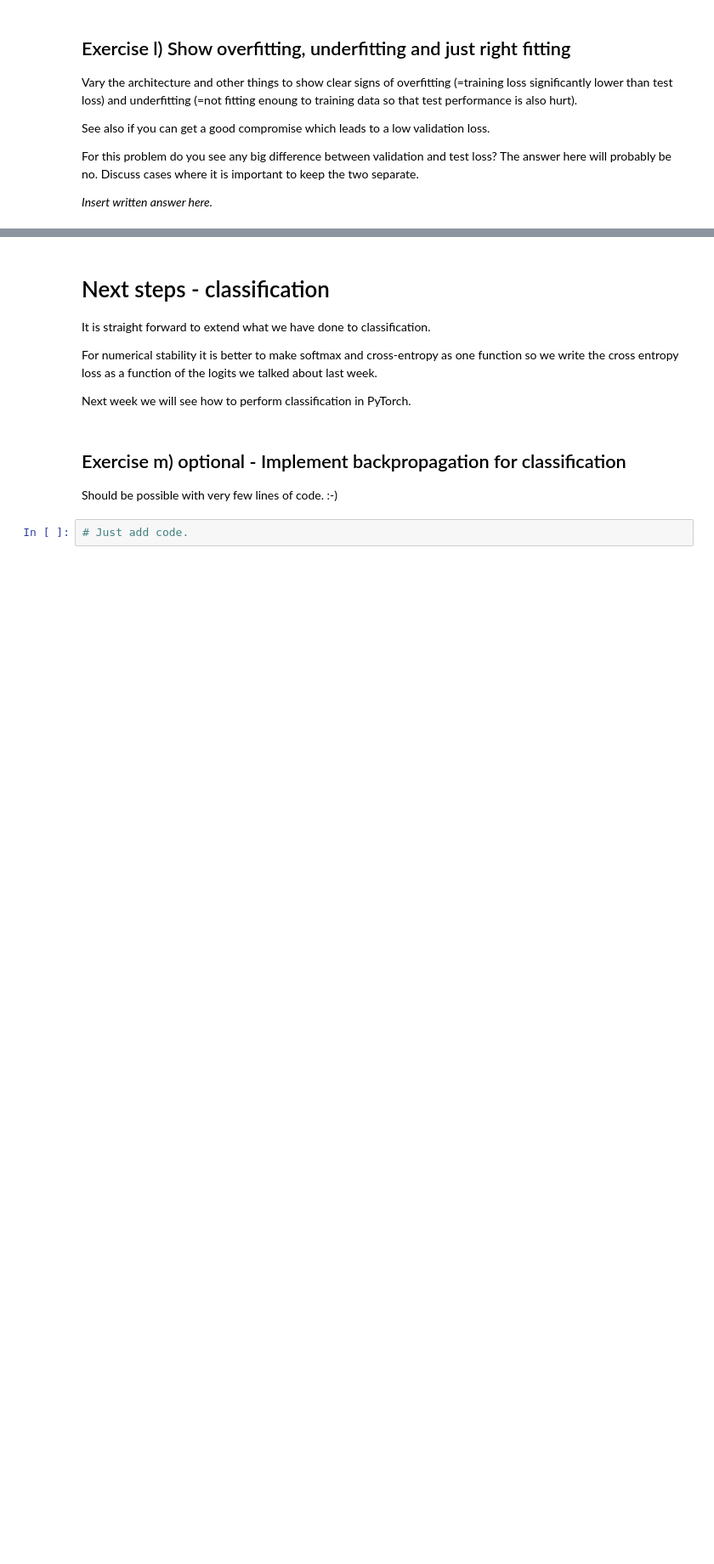
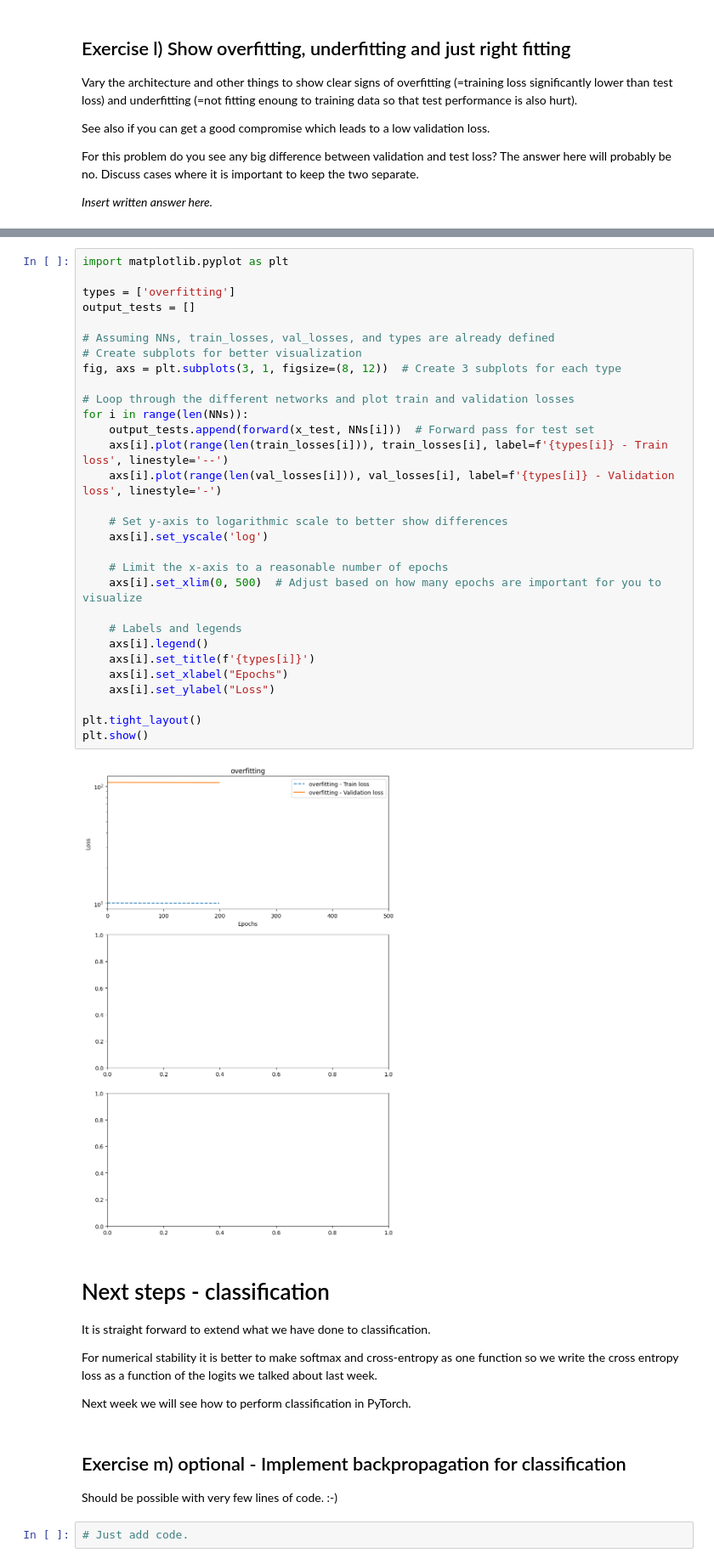
Before and after one commit to chensy618/02456-Deep-Learning, a Jupyter notebook: 2_Feedforward_Python/2.1-EXE-FNN-AutoDif-Nanograd.ipynb, the cells around one changed output, grey strips where cells are left out. Shown: that part at 85% size. Drawn from its saved outputs; the diff is of its cells as text; blank space fills up the shorter version.

```diff
--- a/2_Feedforward_Python/2.1-EXE-FNN-AutoDif-Nanograd.ipynb
+++ b/2_Feedforward_Python/2.1-EXE-FNN-AutoDif-Nanograd.ipynb
@@ -1496,3 +1544,35 @@ Overfitting-model, test loss:  40.483118803228706
+# %%
+import matplotlib.pyplot as plt
+
+types = ['overfitting']
+output_tests = []
+
+# Assuming NNs, train_losses, val_losses, and types are already defined
+# Create subplots for better visualization
+fig, axs = plt.subplots(3, 1, figsize=(8, 12))  # Create 3 subplots for each type
+
+# Loop through the different networks and plot train and validation losses
+for i in range(len(NNs)):
+    output_tests.append(forward(x_test, NNs[i]))  # Forward pass for test set
+    axs[i].plot(range(len(train_losses[i])), train_losses[i], label=f'{types[i]} - Train loss', linestyle='--')
+    axs[i].plot(range(len(val_losses[i])), val_losses[i], label=f'{types[i]} - Validation loss', linestyle='-')
+
+    # Set y-axis to logarithmic scale to better show differences
+    axs[i].set_yscale('log')
+
+    # Limit the x-axis to a reasonable number of epochs
+    axs[i].set_xlim(0, 500)  # Adjust based on how many epochs are important for you to visualize
+
+    # Labels and legends
+    axs[i].legend()
+    axs[i].set_title(f'{types[i]}')
+    axs[i].set_xlabel("Epochs")
+    axs[i].set_ylabel("Loss")
+
+plt.tight_layout()
+plt.show()
+# %% [output]
+[figure, added]
 # %% [markdown]
 # Next steps - classification
 
```
Also changed, not shown: parts of 13 cells of this notebook.
